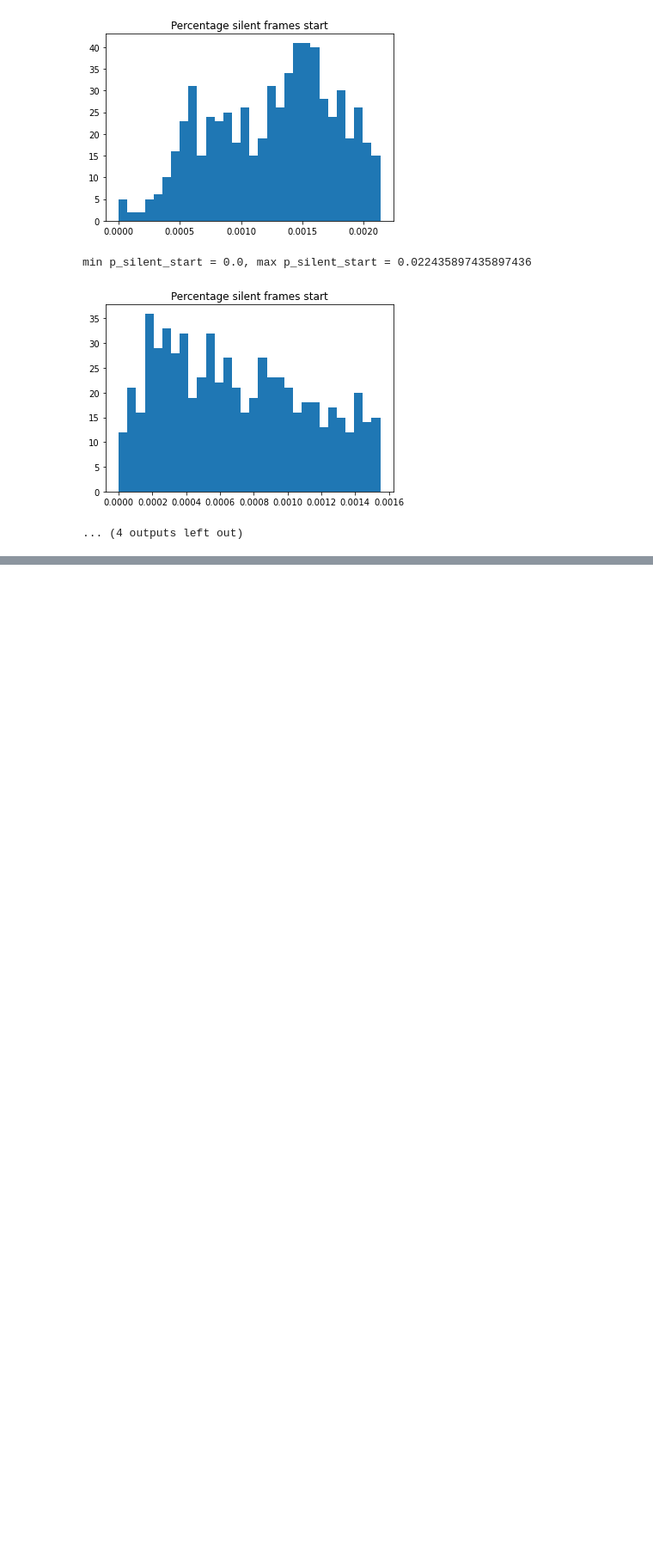
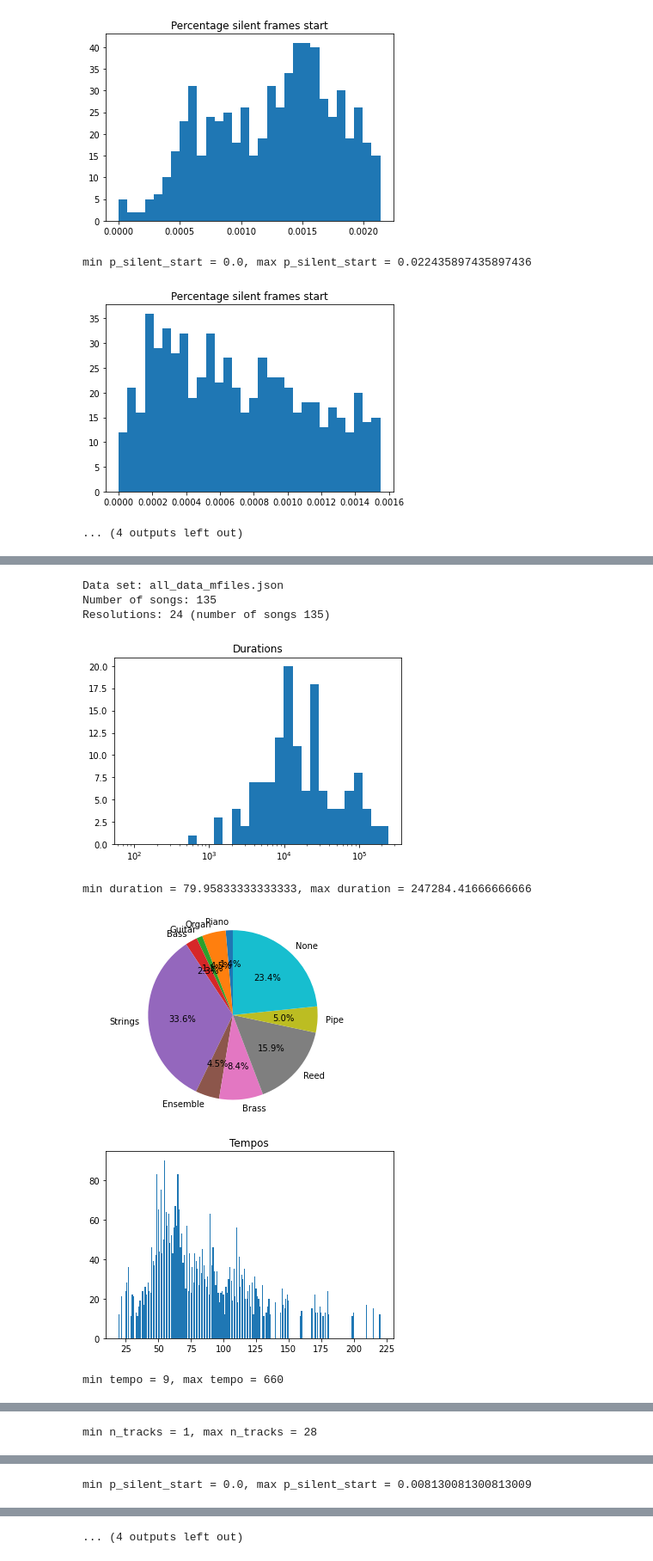
Before and after one commit to kcoost/AI_Music, a Jupyter notebook: plots.ipynb, the cells around one changed output, grey strips where cells are left out. Shown: that part at 86% size. Saved outputs shown, nothing was run; the diff lists cells and outputs as text; code cells hidden in the pictures; blank space fills up the shorter version.

```diff
--- a/plots.ipynb
+++ b/plots.ipynb
@@ -218,0 +230,11 @@ min p_silent_start = 0.0, max p_silent_start = 0.022435897435897436
+# %%
+plot_all('all_data_mfiles.json')
+# %% [output]
+Data set: all_data_mfiles.json
+Number of songs: 135
+Resolutions: 24 (number of songs 135)
+[figure, added]
+min duration = 79.95833333333333, max duration = 247284.41666666666
+[figure, added]
+[figure, added]
+min tempo = 9, max tempo = 660
@@ -218,0 +242 @@ min p_silent_start = 0.0, max p_silent_start = 0.022435897435897436
+min n_tracks = 1, max n_tracks = 28
@@ -218,0 +245 @@ min p_silent_start = 0.0, max p_silent_start = 0.022435897435897436
+min p_silent_start = 0.0, max p_silent_start = 0.008130081300813009
@@ -218,0 +247 @@ min p_silent_start = 0.0, max p_silent_start = 0.022435897435897436
+... (4 outputs left out)
```
Also changed, not shown: parts of 7 cells of this notebook.
